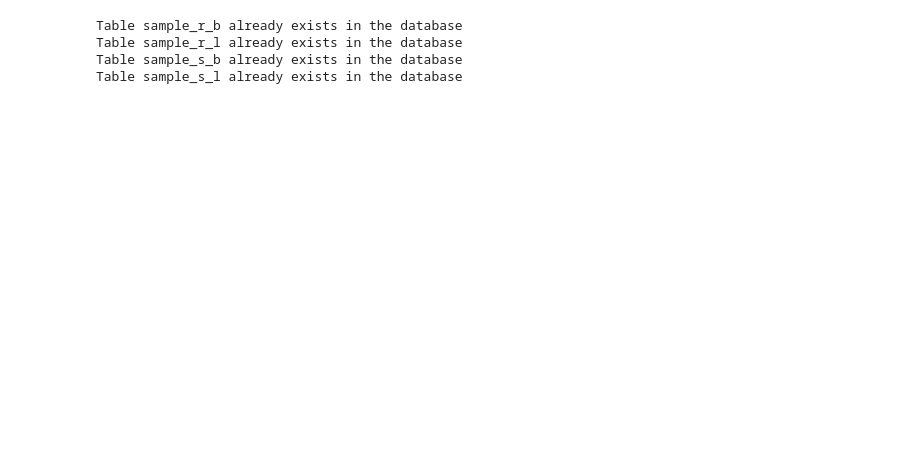
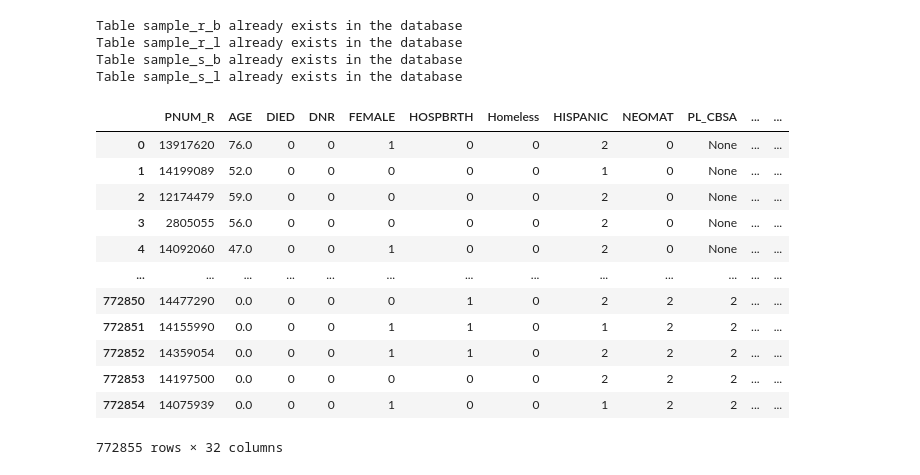
Before and after one commit to skababji-ehil/fuzzy_sql, a Jupyter notebook: notebooks/L_import_into_db.ipynb, the cells around one changed output. Cells and saved outputs as stored; diff of their text form; code cells hidden in the pictures; blank space fills up the shorter version.

```diff
--- a/notebooks/L_import_into_db.ipynb
+++ b/notebooks/L_import_into_db.ipynb
@@ -572,0 +575,18 @@ Table sample_s_l already exists in the database
+# %%
+smk1=self.make_single_agg_query()
+# %%
+smk1['query']
+# %% [output]
+|  | PNUM_R | AGE | DIED | DNR | FEMALE | HOSPBRTH | Homeless | HISPANIC | NEOMAT | PL_CBSA | ... | ... |
+| 0 | 13917620 | 76.0 | 0 | 0 | 1 | 0 | 0 | 2 | 0 | None | ... | ... |
+| 1 | 14199089 | 52.0 | 0 | 0 | 0 | 0 | 0 | 1 | 0 | None | ... | ... |
+| 2 | 12174479 | 59.0 | 0 | 0 | 0 | 0 | 0 | 2 | 0 | None | ... | ... |
+| 3 | 2805055 | 56.0 | 0 | 0 | 0 | 0 | 0 | 2 | 0 | None | ... | ... |
+| 4 | 14092060 | 47.0 | 0 | 0 | 1 | 0 | 0 | 2 | 0 | None | ... | ... |
+| ... | ... | ... | ... | ... | ... | ... | ... | ... | ... | ... | ... | ... |
+| 772850 | 14477290 | 0.0 | 0 | 0 | 0 | 1 | 0 | 2 | 2 | 2 | ... | ... |
+| 772851 | 14155990 | 0.0 | 0 | 0 | 1 | 1 | 0 | 1 | 2 | 2 | ... | ... |
+| 772852 | 14359054 | 0.0 | 0 | 0 | 1 | 1 | 0 | 2 | 2 | 2 | ... | ... |
+| 772853 | 14197500 | 0.0 | 0 | 0 | 0 | 0 | 0 | 2 | 2 | 2 | ... | ... |
+| 772854 | 14075939 | 0.0 | 0 | 0 | 1 | 0 | 0 | 1 | 2 | 2 | ... | ... |
+772855 rows × 32 columns
```
Also changed, not shown: parts of 10 cells of this notebook, 1 other file.
